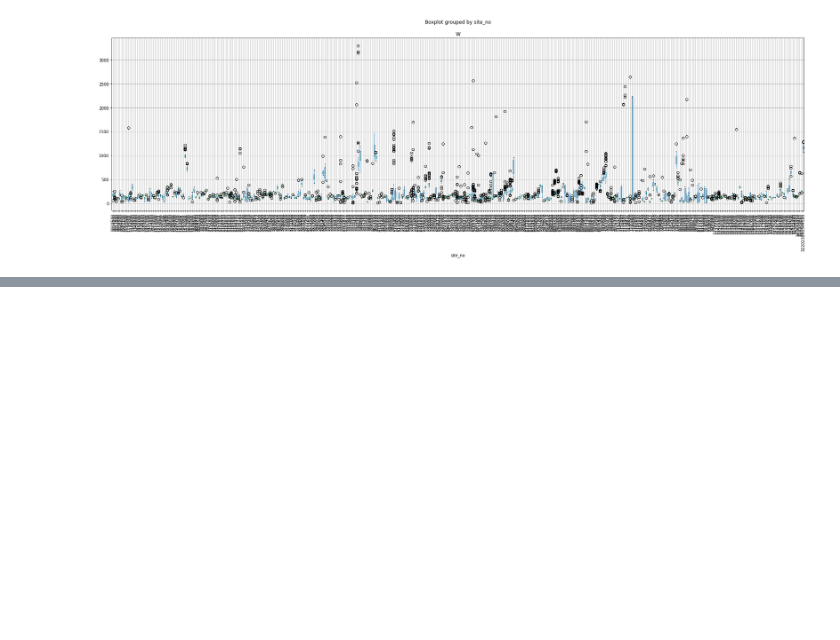
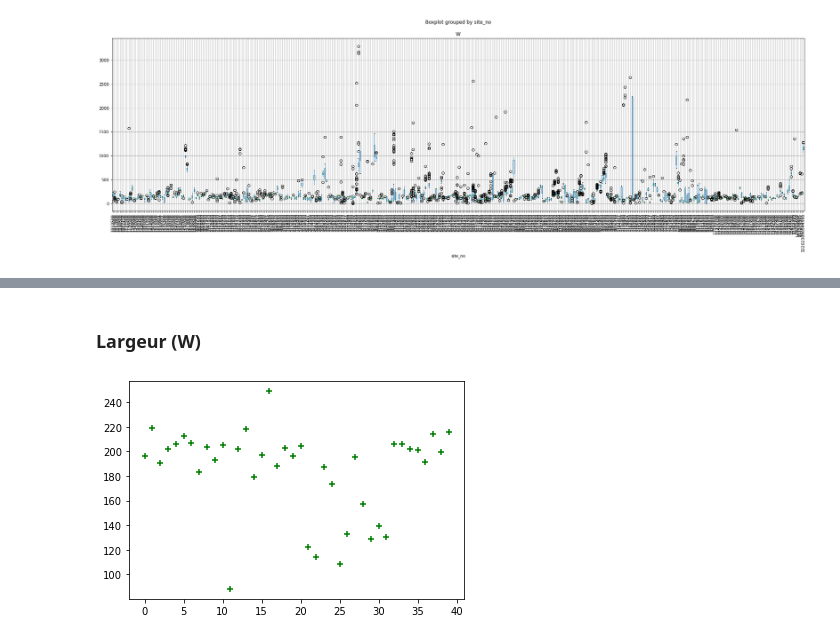
Before and after one commit to scastets/Projet4MA_Hydrologie, a Jupyter notebook: Notebooks/HYDROSWOT_analyses.ipynb, the cells around one changed output, grey strips where cells are left out. Saved outputs shown, nothing was run; the diff lists cells and outputs as text; code cells hidden in the pictures; blank space fills up the shorter version.

```diff
--- a/Notebooks/HYDROSWOT_analyses.ipynb
+++ b/Notebooks/HYDROSWOT_analyses.ipynb
@@ -30,0 +72,8 @@ data.boxplot("flowacc", "site_no", figsize=(30,8), rot=90);
+# %% [markdown]
+### Largeur (W)
+# %%
+SJR_W = StJohnRiverData.W
+plt.scatter(X, SJR_W, color='green', marker='+')
+plt.show()
+# %% [output]
+[figure, added]
```
Also changed, not shown: parts of 23 cells of this notebook.
